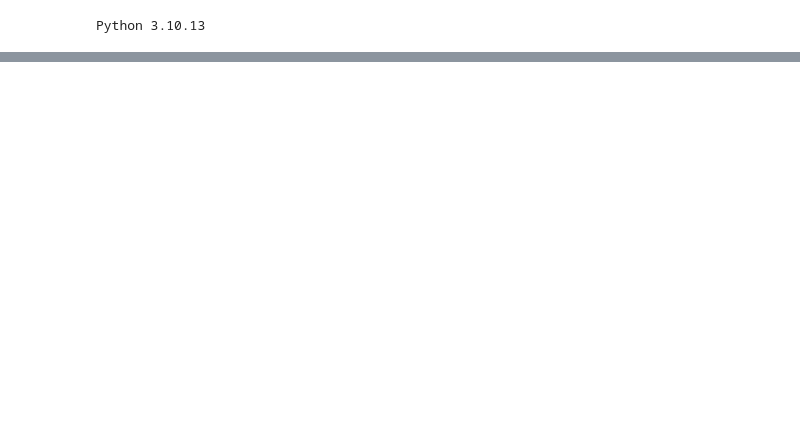
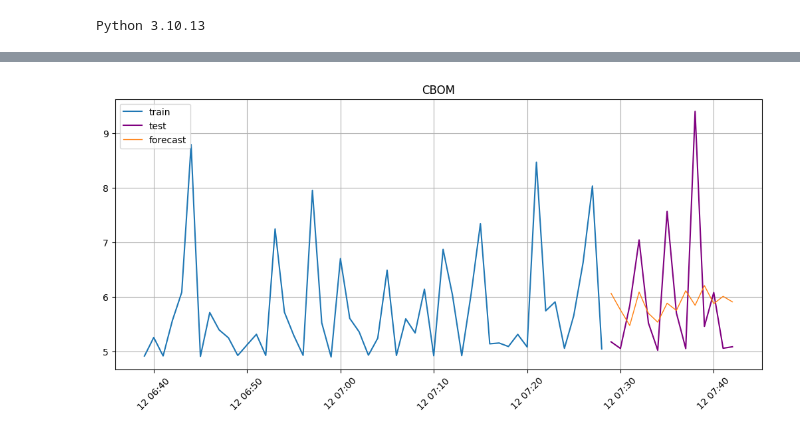
Before and after one commit to VAnufrikov/Go.Algo, a Jupyter notebook: data_moex.ipynb, the cells around one changed output, grey strips where cells are left out. Cells and saved outputs as stored; diff of their text form; code cells hidden in the pictures; blank space fills up the shorter version.

```diff
--- a/data_moex.ipynb
+++ b/data_moex.ipynb
@@ -331,0 +351,2 @@ ModuleNotFoundError: No module named 'etna'
+# %%
+test = CBOM[['trade_datetime','ticker','put_vwap_s','orders_true','orders_true_b', 'orders_true_s','vol_true_put','vol_true_put_b','vol_true_put_s','val_true_put','val_true_put_b','val_true_put_s']]
@@ -331,0 +422,34 @@ ModuleNotFoundError: No module named 'etna'
+# %%
+from etna.transforms import DensityOutliersTransform, TimeSeriesImputerTransform, LinearTrendTransform, TrendTransform, \
+    LagTransform, DateFlagsTransform, FourierTransform, SegmentEncoderTransform, MeanTransform
+
+# Prepare transforms
+transforms = [
+    DensityOutliersTransform(in_column="target", distance_coef=3.0),
+    TimeSeriesImputerTransform(in_column="target", strategy="forward_fill"),
+    LinearTrendTransform(in_column="target"),
+    TrendTransform(in_column="target", out_column="trend"),
+    LagTransform(in_column="target", lags=list(range(HORIZON, 122)), out_column="target_lag"),
+    DateFlagsTransform(week_number_in_month=True, out_column="date_flag"),
+    FourierTransform(period=360.25, order=6, out_column="fourier"),
+    SegmentEncoderTransform(),
+    MeanTransform(in_column=f"target_lag_{HORIZON}", window=12, seasonality=7),
+    MeanTransform(in_column=f"target_lag_{HORIZON}", window=7),
+]
+# %%
+from etna.models import CatBoostMultiSegmentModel
+from etna.pipeline import Pipeline
+model = CatBoostMultiSegmentModel()
+
+# Create and fit the pipeline
+pipeline = Pipeline(model=model, transforms=transforms, horizon=HORIZON)
+pipeline.fit(train_ts)
+
+# Make a forecast
+forecast_ts = pipeline.forecast()
+# %%
+from etna.analysis import plot_forecast
+
+plot_forecast(forecast_ts=forecast_ts , test_ts=test_ts, train_ts=train_ts, n_train_samples=50)
+# %% [output]
+[figure, added]
```
Also changed, not shown: parts of 31 cells of this notebook, 2 other files.
